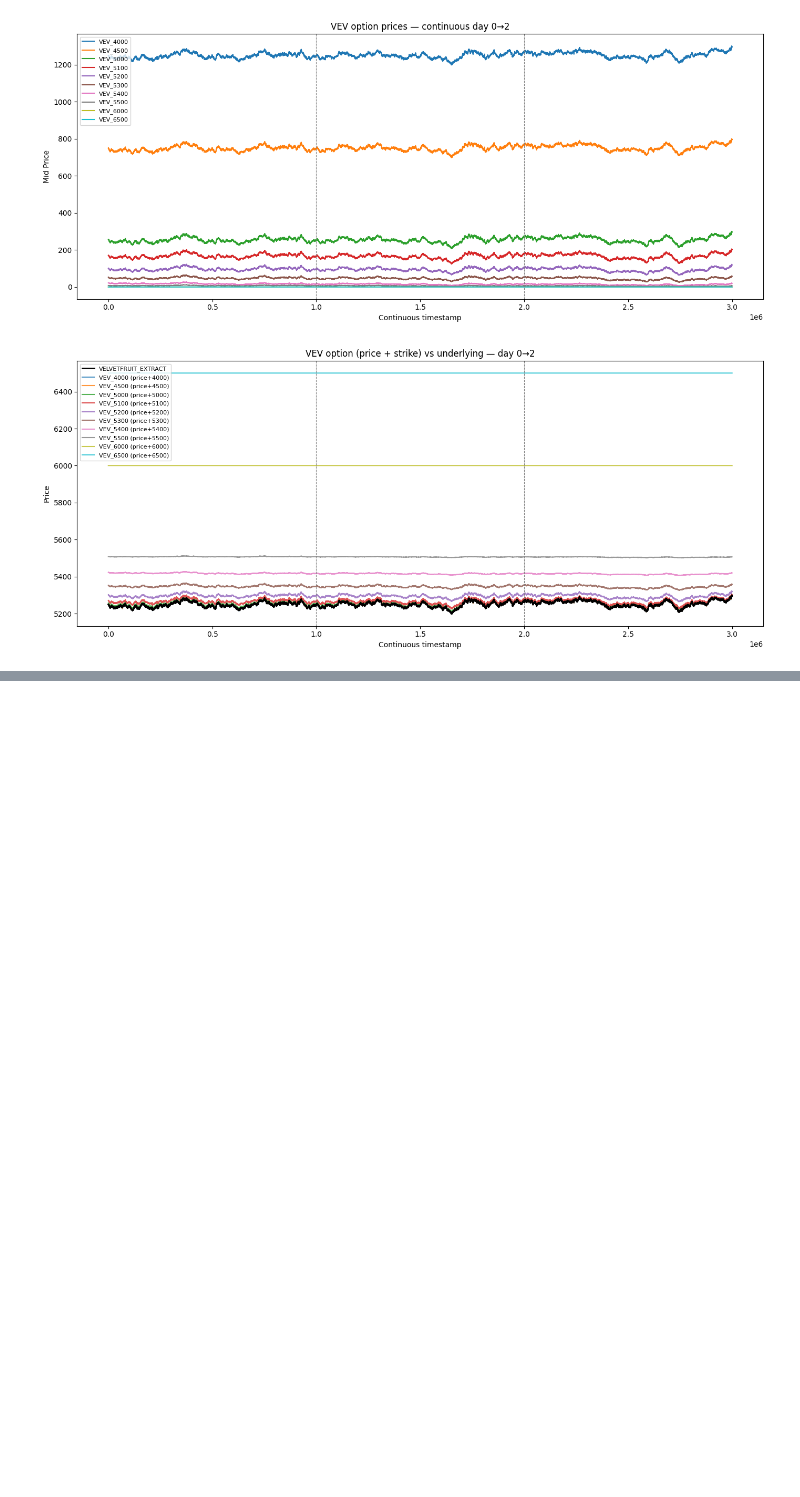
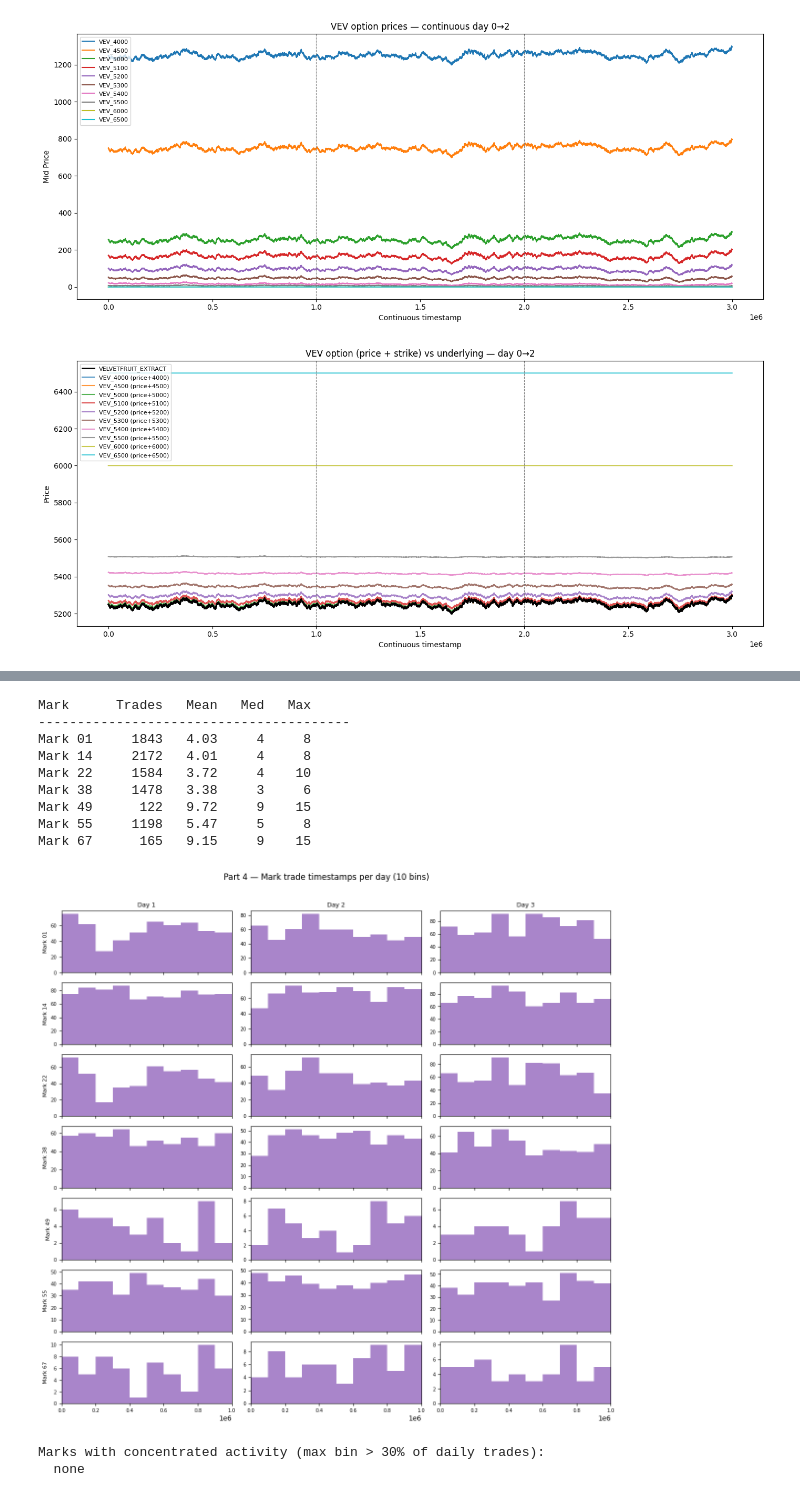
Before and after one commit to pig8pig/imc-prosperity-3, a Jupyter notebook: rounds/analysis.ipynb, the cells around one changed output, grey strips where cells are left out. Saved outputs shown, nothing was run; the diff lists cells and outputs as text; code cells hidden in the pictures; blank space fills up the shorter version.

```diff
--- a/rounds/analysis.ipynb
+++ b/rounds/analysis.ipynb
@@ -539,0 +856,66 @@ plt.show()
+# %%
+# ── Part 4: timing patterns ────────────────────────────────────────────────
+sizes = defaultdict(list)
+ticks = defaultdict(list)
+for tr in trades_r4:
+    for who in (tr["buyer"], tr["seller"]):
+        if who in COUNTERPARTIES:
+            sizes[(who, tr["symbol"])].append(tr["quantity"])
+            ticks[(who, tr["symbol"], tr["day"])].append(tr["timestamp"])
+
+print(f"{'Mark':<8} {'Trades':>7} {'Mean':>6} {'Med':>5} {'Max':>5}")
+print("-" * 40)
+for m in COUNTERPARTIES:
+    all_sz = [q for (mm, _), v in sizes.items() if mm == m for q in v]
+    if not all_sz: continue
+    a = np.asarray(all_sz, dtype=float)
+    print(f"{m:<8} {a.size:>7d} {a.mean():>6.2f} {np.median(a):>5.0f} {a.max():>5.0f}")
+
+active_marks = [m for m in COUNTERPARTIES
+                if any(len(v) for (mm, _, _), v in ticks.items() if mm == m)]
+fig, axes = plt.subplots(len(active_marks), len(DAYS),
+                          figsize=(12, 1.6*max(1, len(active_marks))),
+                          sharex=True, sharey=False)
+if len(active_marks) == 1: axes = np.array([axes])
+bins = np.linspace(0, 1_000_000, 11)
+for i, m in enumerate(active_marks):
+    for j, d in enumerate(DAYS):
+        ax = axes[i, j] if axes.ndim == 2 else axes[j]
+        all_ts = []
+        for sym in ALL_SYMBOLS:
+            all_ts.extend(ticks.get((m, sym, d), []))
+        if all_ts: ax.hist(all_ts, bins=bins, color="tab:purple", alpha=0.8)
+        ax.set_xlim(0, 1_000_000)
+        if j == 0: ax.set_ylabel(m, fontsize=8)
+        if i == 0: ax.set_title(f"Day {d}", fontsize=9)
+        ax.tick_params(labelsize=7)
+fig.suptitle("Part 4 — Mark trade timestamps per day (10 bins)", y=1.01)
+fig.tight_layout()
+fig.savefig("cp_timing.png", dpi=110, bbox_inches="tight")
+plt.show()
+
+print("\nMarks with concentrated activity (max bin > 30% of daily trades):")
+flagged = []
+for m in COUNTERPARTIES:
+    for d in DAYS:
+        all_ts = [t for sym in ALL_SYMBOLS for t in ticks.get((m, sym, d), [])]
+        if len(all_ts) < 20: continue
+        counts, _ = np.histogram(all_ts, bins=bins)
+        share = counts.max() / counts.sum()
+        if share > 0.30:
+            print(f"  {m} day {d}: {share*100:.0f}% in one bin (n={counts.sum()})")
+            flagged.append((m, d, share))
+if not flagged: print("  none")
+# %% [output]
+Mark      Trades   Mean   Med   Max
+----------------------------------------
+Mark 01     1843   4.03     4     8
+Mark 14     2172   4.01     4     8
+Mark 22     1584   3.72     4    10
+Mark 38     1478   3.38     3     6
+Mark 49      122   9.72     9    15
+Mark 55     1198   5.47     5     8
+Mark 67      165   9.15     9    15
+[figure, added]
+Marks with concentrated activity (max bin > 30% of daily trades):
+  none
```
Also changed, not shown: parts of 22 cells of this notebook, 46 other files.
